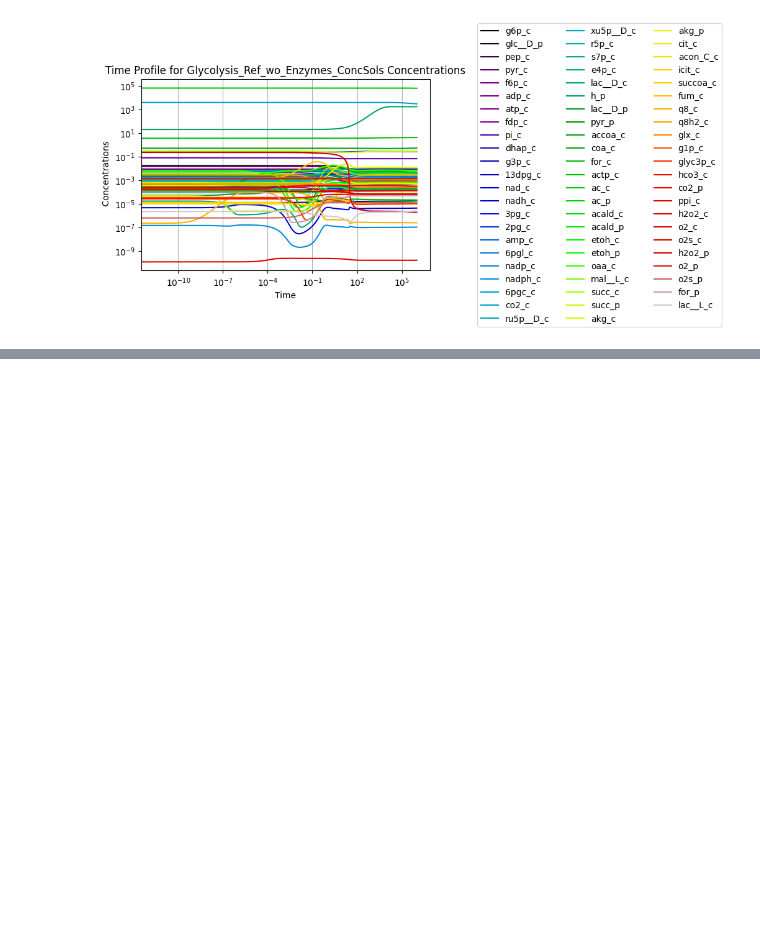
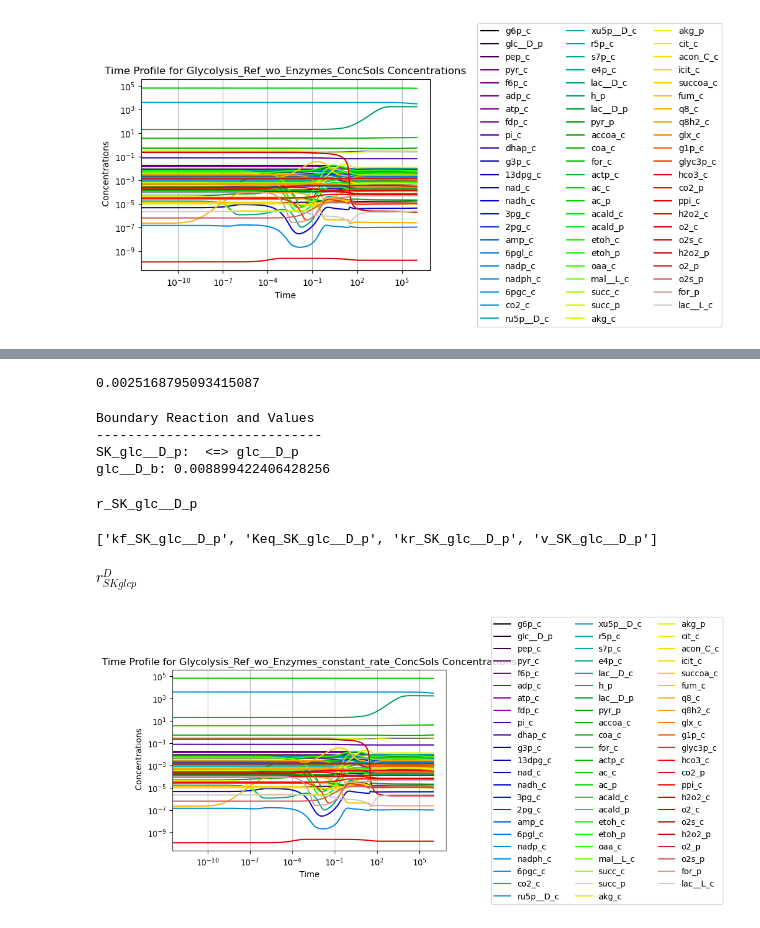
Before and after one commit to jonruh/GDGA_Shortcourse_fork, a Jupyter notebook: Module4_Kinetics/Part2_Exercise/original_COBRA to MASS model workflow_DDB-Copy1.ipynb, the cells around one changed output, grey strips where cells are left out. Saved outputs shown, nothing was run; the diff lists cells and outputs as text; code cells hidden in the pictures; blank space fills up the shorter version.

```diff
--- a/Module4_Kinetics/Part2_Exercise/original_COBRA to MASS model workflow_DDB-Copy1.ipynb
+++ b/Module4_Kinetics/Part2_Exercise/original_COBRA to MASS model workflow_DDB-Copy1.ipynb
@@ -696,0 +719,2 @@ df
+# %%
+model = models_for_ensemble[0]
@@ -967,18 +757,0 @@ Saving Glycolysis_Ref_w_Enzymes
-# %%
-sim = Simulation(final_ensemble[0])
-sim.integrator.absolute_tolerance = 1e-15
-sim.integrator.relative_tolerance = 1e-9
-sim.add_models(final_ensemble[1:], disable_safe_load=True)
-for model in final_ensemble:
-    # Attempt to determine steady state
-    conc_sol, flux_sol = sim.find_steady_state(
-        models=model, strategy="simulate", update_values=True,
-        tfinal=tfinal)
-    if conc_sol and flux_sol:
-        # Save a reference MASS model
-        save_mass_json_model(
-            mass_model=model,
-            filename=f"./models/mass/with_enzymes/{model.id}.json")
-        print(f"Saving {model.id}")
-    else:
-        print(f"No steady state for {model.id}.")
@@ -990,0 +851,47 @@ Saving Glycolysis_C4
+# %%
+r_SK_glc__D_p = flux_df['SK_glc__D_p'].iloc[-1]
+r_SK_glc__D_p
+# %% [output]
+0.0025168795093415087
+# %%
+print("Boundary Reaction and Values\n-----------------------------")
+reaction = model.boundary[1]
+boundary_met = reaction.boundary_metabolite
+bc_value = model.boundary_conditions.get(boundary_met)
+print("{0}\n{1}: {2}\n".format(reaction, boundary_met, bc_value))
+# %% [output]
+Boundary Reaction and Values
+-----------------------------
+SK_glc__D_p:  <=> glc__D_p
+glc__D_b: 0.008899422406428256
+# %%
+# Set a custom rate for SK_glc__D_p to remove substrate concentration dependence
+custom_parameter_dict = {"r_SK_glc__D_p": r_SK_glc__D_p}
+
+model.add_custom_rate(
+    model.reactions.SK_glc__D_p,
+    custom_rate="r_SK_glc__D_p",
+    custom_parameters=custom_parameter_dict)
+print(model.reactions.SK_glc__D_p.rate)
+# %% [output]
+r_SK_glc__D_p
+# %%
+model.reactions.SK_glc__D_p.all_parameter_ids
+# %% [output]
+['kf_SK_glc__D_p', 'Keq_SK_glc__D_p', 'kr_SK_glc__D_p', 'v_SK_glc__D_p']
+# %%
+model.reactions.SK_glc__D_p.rate
+# %% [output]
+$\displaystyle r^{D}_{SK glc p}$
+# %%
+reference_model = model.copy()
+reference_model.id = "Glycolysis_Ref_wo_Enzymes_constant_rate"
+sim = Simulation(reference_model)
+sim.integrator.absolute_tolerance = 1e-15
+sim.integrator.relative_tolerance = 1e-9
+
+tfinal = 1e6
+conc_sol_orig, flux_sol_orig = sim.simulate(reference_model, time=(0, tfinal))
+conc_sol_orig.view_time_profile()
+# %% [output]
+[figure, added]
```
Also changed, not shown: parts of 59 cells of this notebook.
